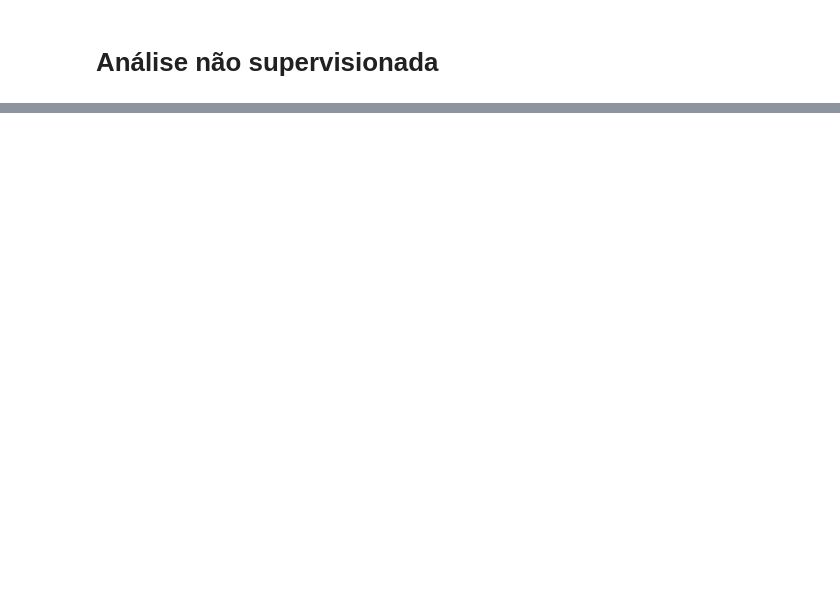
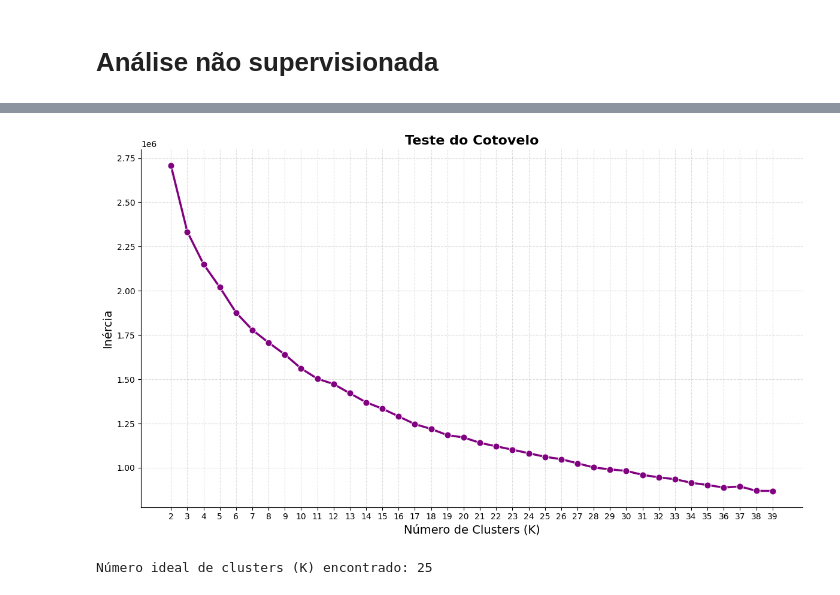
Before and after one commit to YanFeitosa/libras, a Jupyter notebook: prova_02.ipynb, the cells around one changed output, grey strips where cells are left out. Saved outputs shown, nothing was run; the diff lists cells and outputs as text; code cells hidden in the pictures; blank space fills up the shorter version.

```diff
--- a/prova_02.ipynb
+++ b/prova_02.ipynb
@@ -474,0 +556,44 @@ F1 macro: 0.8764531652393849
+# %%
+# Aplicando o pré-processamento nos dados
+X_processed = preprocessing.fit_transform(X)
+
+inertia = []
+
+#K-means para diferentes valores de K
+for k in kmeans_range:
+    kmeans = KMeans(n_clusters=k, random_state=random_state, n_init=10)
+    kmeans.fit(X_processed)
+    inertia.append(kmeans.inertia_)
+
+
+plt.figure(figsize=(12, 7))
+sns.lineplot(x=list(kmeans_range), y=inertia, marker='o', linewidth=2.5, markersize=8, color='purple')
+plt.title('Teste do Cotovelo', fontsize=16, fontweight='bold')
+plt.xlabel('Número de Clusters (K)', fontsize=14)
+plt.ylabel('Inércia', fontsize=14)
+plt.xticks(kmeans_range)
+plt.grid(True, alpha=0.4, linestyle='--')
+sns.despine()
+plt.tight_layout()
+plt.show()
+# %% [output]
+[figure, added]
+# %%
+def find_best_k(inertia, k_range, threshold=0.05):
+   # diferença relativa entre as inércias consecutivas
+    diffs = np.diff(inertia) / inertia[:-1]
+
+    for i, diff in enumerate(diffs):
+        if abs(diff) < threshold:
+            return list(k_range)[i+1]
+    # Se não encontrar, retorna o maior k
+    return list(k_range)[-1]
+
+#definição do valor de k
+if use_elbow_method:
+    chosen_k = find_best_k(inertia, kmeans_range, threshold=0.05)
+else:
+    chosen_k = manually_chosen_k
+print(f'Número ideal de clusters (K) encontrado: {chosen_k}')
+# %% [output]
+Número ideal de clusters (K) encontrado: 25
```
Also changed, not shown: parts of 26 cells of this notebook.
